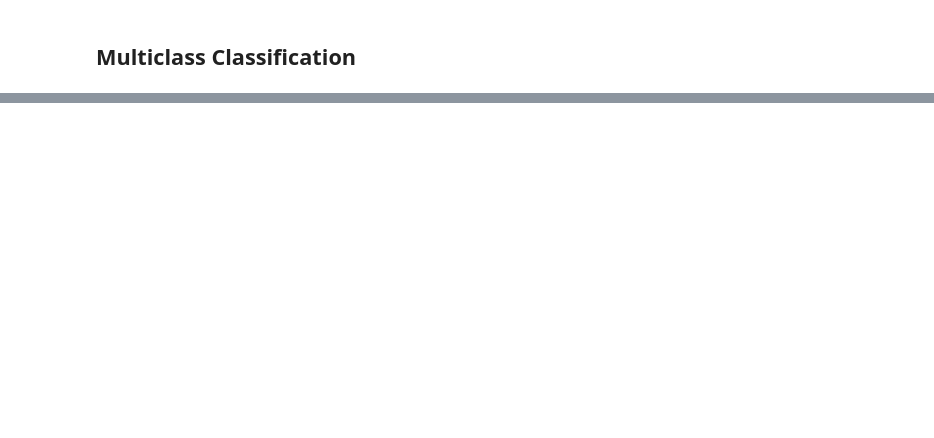
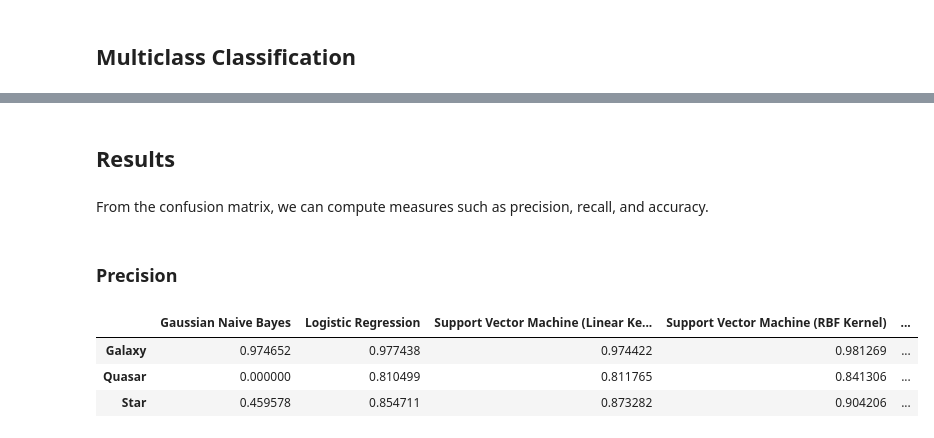
Before and after one commit to chengsoonong/mclass-sky, a Jupyter notebook: 1. Sloan Digital Sky Suvey.ipynb, the cells around one changed output, grey strips where cells are left out. Cells and saved outputs as stored; diff of their text form; code cells hidden in the pictures; blank space fills up the shorter version.

```diff
--- a/1. Sloan Digital Sky Suvey.ipynb
+++ b/1. Sloan Digital Sky Suvey.ipynb
@@ -51,0 +104,4 @@ X_train, X_test, y_train, y_test = train_test_split(sloan.data, sloan.target,
+# %% [markdown]
+## Results
+# %% [markdown]
+From the confusion matrix, we can compute measures such as precision, recall, and accuracy.
@@ -51,0 +139,9 @@ X_train, X_test, y_train, y_test = train_test_split(sloan.data, sloan.target,
+# %% [markdown]
+### Precision
+# %%
+precision_df
+# %% [output]
+|  | Gaussian Naive Bayes | Logistic Regression | Support Vector Machine (Linear Ke... | Support Vector Machine (RBF Kernel) | ... |
+| Galaxy | 0.974652 | 0.977438 | 0.974422 | 0.981269 | ... |
+| Quasar | 0.000000 | 0.810499 | 0.811765 | 0.841306 | ... |
+| Star | 0.459578 | 0.854711 | 0.873282 | 0.904206 | ... |
```
Also changed, not shown: parts of 26 cells of this notebook, 3 other files.
